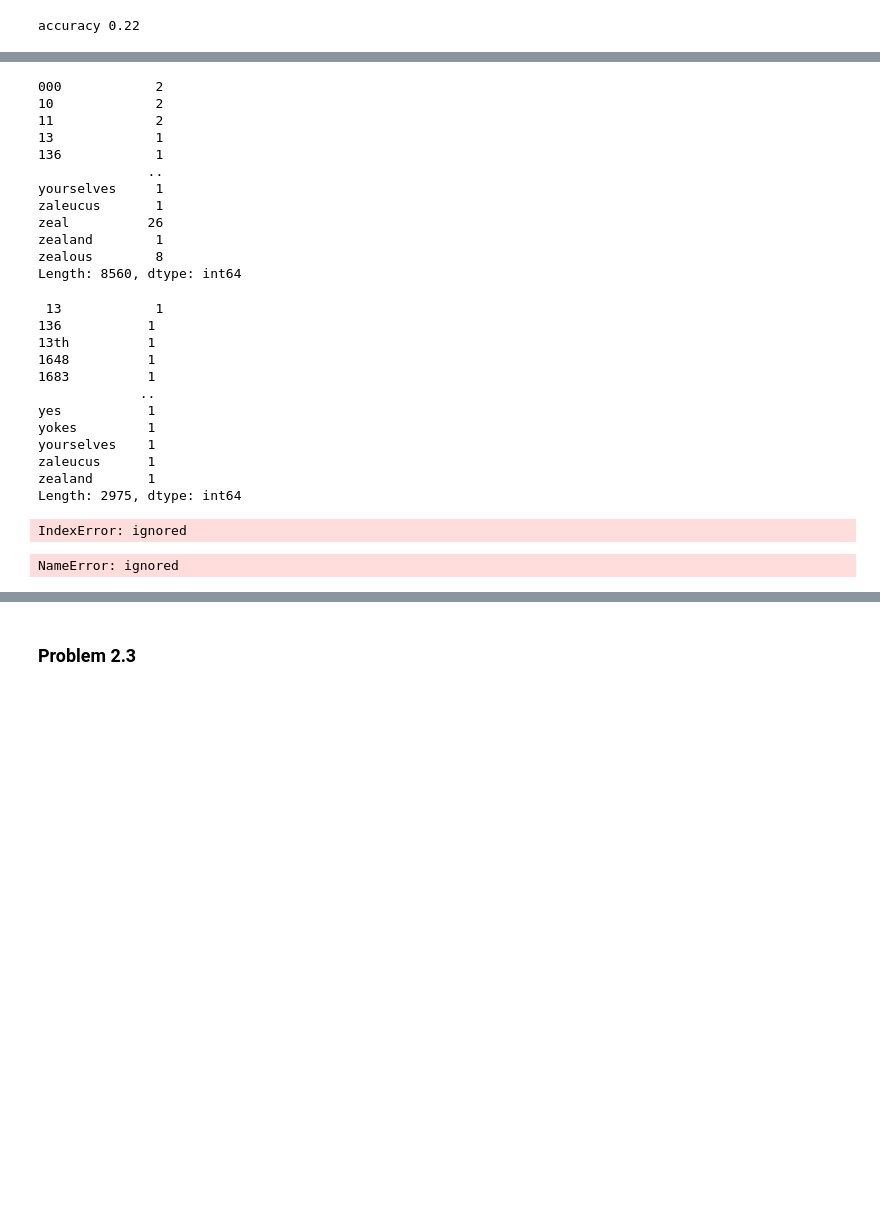
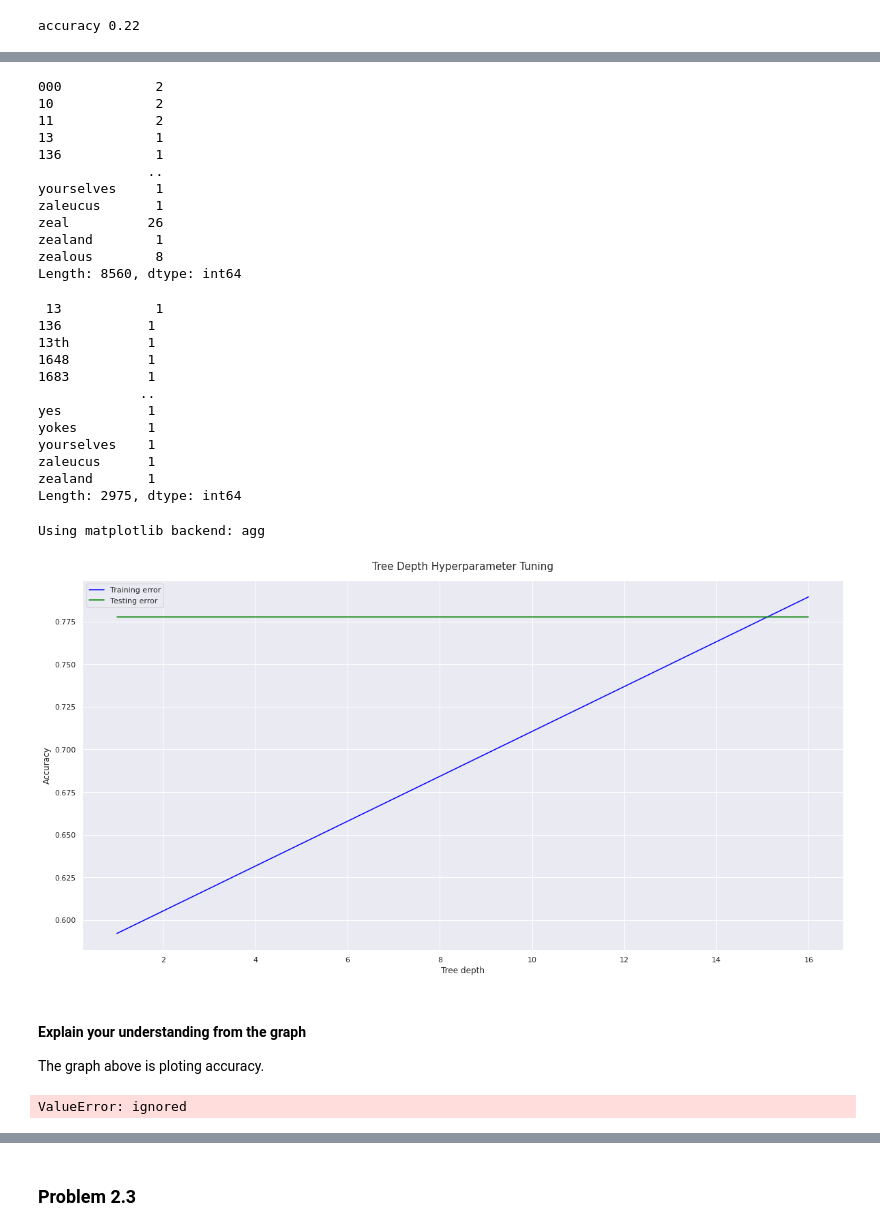
Before and after one commit to zachfreitas/ADS_504_Machine_Learning, a Jupyter notebook: Module_2/assignment_2/Assignment_2.ipynb, the cells around one changed output, grey strips where cells are left out. Drawn from its saved outputs; the diff is of its cells as text; code cells hidden in the pictures; blank space fills up the shorter version.

```diff
--- a/Module_2/assignment_2/Assignment_2.ipynb
+++ b/Module_2/assignment_2/Assignment_2.ipynb
@@ -458,7 +476,7 @@ kept_words = text_frequecies[text_frequecies<2]
 # a huge pandas dataframe.
 print('\n'*2, kept_words)
 small_vocab_X = X[kept_words.index]
-small_vocab_y = y[kept_words.index]
+
 # notice how kept_words.index is a list of strings, the same you can use to access the headers of X..
 # %% [output]
 000            2
@@ -485,15 +503,6 @@ yourselves    1
 zaleucus      1
 zealand       1
 Length: 2975, dtype: int64
-IndexError: ignored
-# %%
-
-
-
-# Train split
-X_train, X_test, y_train, y_test = train_test_split(small_vocab_X, small_vocab_y, test_size=0.1, random_state=42)
-# %% [output]
-NameError: ignored
 # %%
 # Now repeat the previous analysis (design model by changing the model depth
 #from 1 to 16) with smaller word dataset large_vocab_X
@@ -510,23 +519,26 @@ max_depths = range(1, 16 + 1)
 training_error = []
 for max_depth in max_depths:
     model_1 = DecisionTreeClassifier(max_depth=max_depth)
-    model_1.fit(X_train, y_train)
-    training_error.append(1-accuracy_score(y_train, model_1.predict(X_train))) # Save Error Rate = 1-Accuracy
+    model_1.fit(X_train[kept_words.index], y_train)
+    training_error.append(accuracy_score(y_train, model_1.predict(X_train[kept_words.index]))) # Save Error Rate = 1-Accuracy
 
 testing_error = []
 for max_depth in max_depths:
     model_2 = DecisionTreeClassifier(max_depth=max_depth)
-    model_2.fit(X_train, y_train)
-    testing_error.append(1-accuracy_score(y_test, model_2.predict(X_test))) # Save Error Rate = 1-Accuracy
+    model_2.fit(X_train[kept_words.index], y_train)
+    testing_error.append(accuracy_score(y_test, model_2.predict(X_test[kept_words.index]))) # Save Error Rate = 1-Accuracy
 # %%
 # Make a plot of training and test set error as the decision tree depth is varied.
 %matplotlib
 plt.figure(figsize=[20,10])
 plt.plot(max_depths, training_error, color='blue', label='Training error')
 plt.plot(max_depths, testing_error, color='green', label='Testing error')
 plt.xlabel('Tree depth')
 # plt.axvline(x=5, color='orange', linestyle='--')
-plt.ylabel('Error Rate = 1-Accuracy')
+plt.ylabel('Accuracy')
 plt.title('Tree Depth Hyperparameter Tuning', pad=15, size=15)
 plt.legend()
 plt.show()
+# %% [output]
+Using matplotlib backend: agg
+[figure, added]
@@ -534,0 +545,7 @@ plt.show()
+# %% [markdown]
+#### Explain your understanding from the graph
+The graph above is ploting accuracy.
+# %%
+X_train[large_vocab_X]
+# %% [output]
+ValueError: ignored
```
Also changed, not shown: parts of 12 cells of this notebook.
